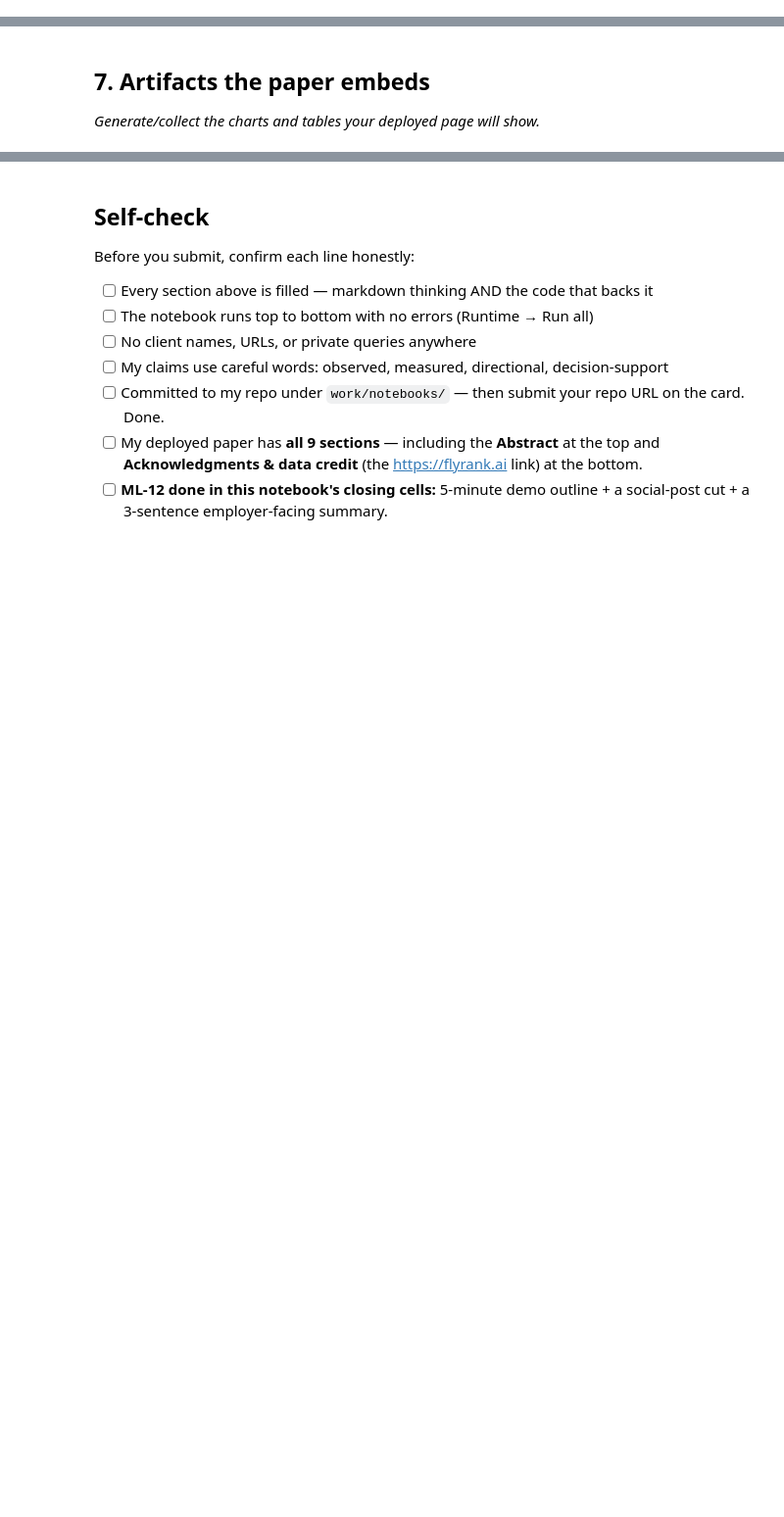
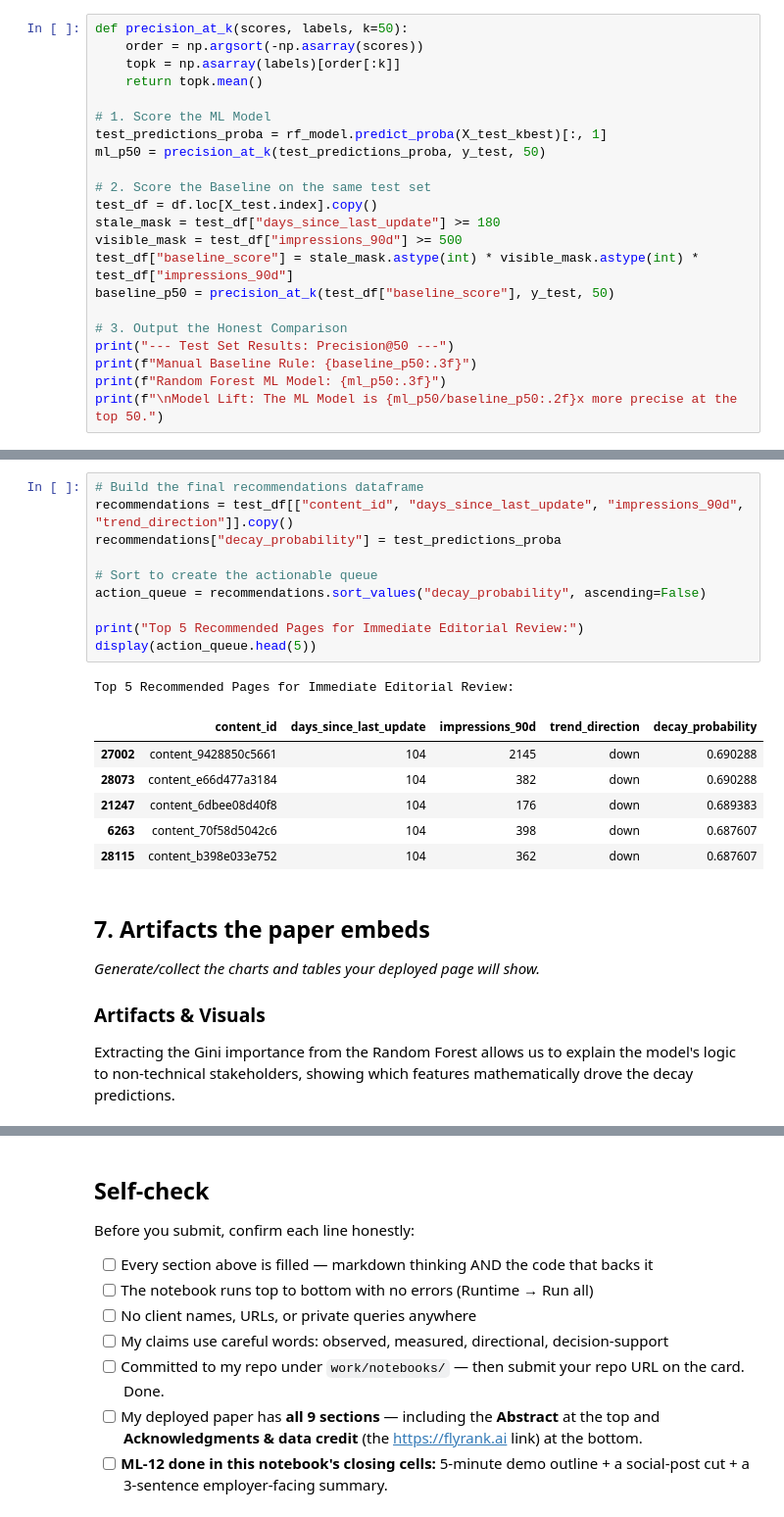
Before and after one commit to Bivo2004/my-ml-internship, a Jupyter notebook: work/notebooks/capstone.ipynb, the cells around one changed output, grey strips where cells are left out. Shown at 98% size. Cells and saved outputs as stored; diff of their text form; blank space fills up the shorter version.

```diff
--- a/work/notebooks/capstone.ipynb
+++ b/work/notebooks/capstone.ipynb
@@ -32,0 +98,22 @@ This skeleton is yours to fill. Work the sections **in order** — each one has
+# %%
+def precision_at_k(scores, labels, k=50):
+    order = np.argsort(-np.asarray(scores))
+    topk = np.asarray(labels)[order[:k]]
+    return topk.mean()
+
+# 1. Score the ML Model
+test_predictions_proba = rf_model.predict_proba(X_test_kbest)[:, 1]
+ml_p50 = precision_at_k(test_predictions_proba, y_test, 50)
+
+# 2. Score the Baseline on the same test set
+test_df = df.loc[X_test.index].copy()
+stale_mask = test_df["days_since_last_update"] >= 180
+visible_mask = test_df["impressions_90d"] >= 500
+test_df["baseline_score"] = stale_mask.astype(int) * visible_mask.astype(int) * test_df["impressions_90d"]
+baseline_p50 = precision_at_k(test_df["baseline_score"], y_test, 50)
+
+# 3. Output the Honest Comparison
+print("--- Test Set Results: Precision@50 ---")
+print(f"Manual Baseline Rule: {baseline_p50:.3f}")
+print(f"Random Forest ML Model: {ml_p50:.3f}")
+print(f"\nModel Lift: The ML Model is {ml_p50/baseline_p50:.2f}x more precise at the top 50.")
@@ -33,4 +143,25 @@ This skeleton is yours to fill. Work the sections **in order** — each one has
+# %%
+# Build the final recommendations dataframe
+recommendations = test_df[["content_id", "days_since_last_update", "impressions_90d", "trend_direction"]].copy()
+recommendations["decay_probability"] = test_predictions_proba
+
+# Sort to create the actionable queue
+action_queue = recommendations.sort_values("decay_probability", ascending=False)
+
+print("Top 5 Recommended Pages for Immediate Editorial Review:")
+display(action_queue.head(5))
+# %% [output]
+Top 5 Recommended Pages for Immediate Editorial Review:
+|  | content_id | days_since_last_update | impressions_90d | trend_direction | decay_probability |
+| 27002 | content_9428850c5661 | 104 | 2145 | down | 0.690288 |
+| 28073 | content_e66d477a3184 | 104 | 382 | down | 0.690288 |
+| 21247 | content_6dbee08d40f8 | 104 | 176 | down | 0.689383 |
+| 6263 | content_70f58d5042c6 | 104 | 398 | down | 0.687607 |
+| 28115 | content_b398e033e752 | 104 | 362 | down | 0.687607 |
 # %% [markdown]
 ## 7. Artifacts the paper embeds
 
 *Generate/collect the charts and tables your deployed page will show.*
+
+### Artifacts & Visuals
+Extracting the Gini importance from the Random Forest allows us to explain the model's logic to non-technical stakeholders, showing which features mathematically drove the decay predictions.
```
Also changed, not shown: parts of 19 cells of this notebook.
